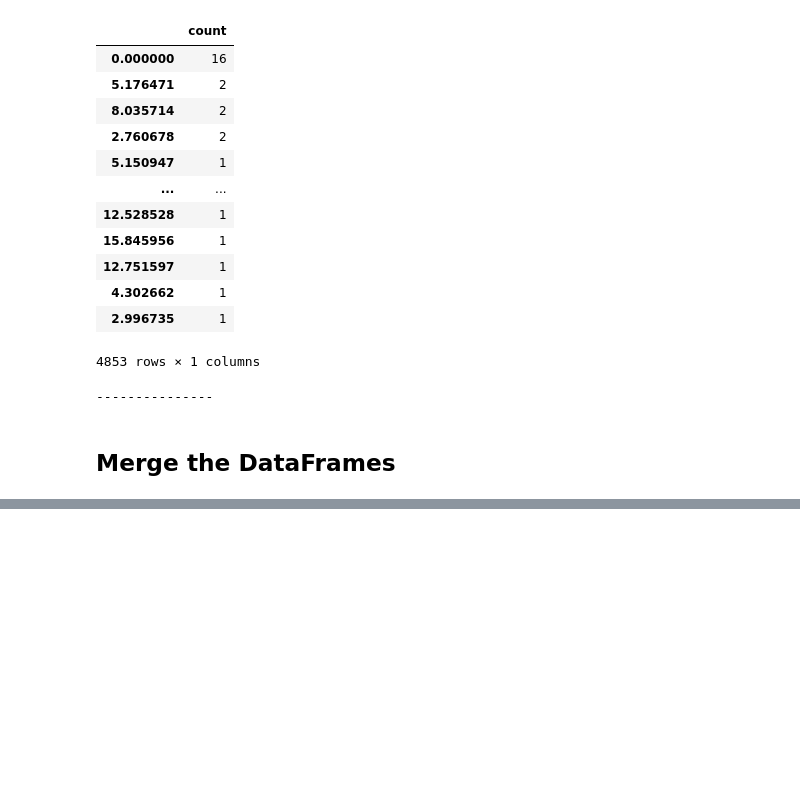
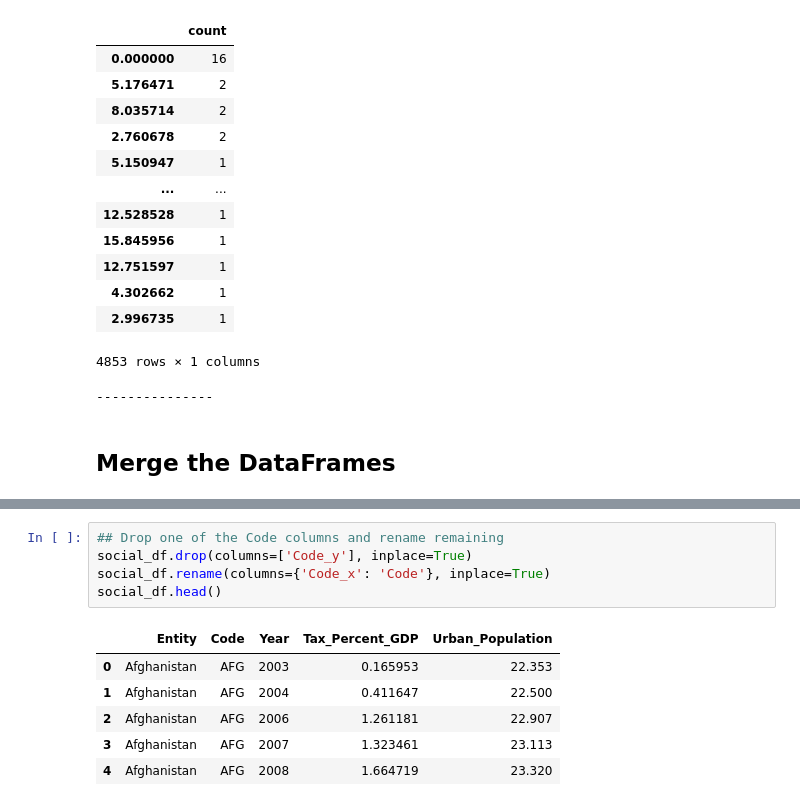
Before and after one commit to zero731/urban_popn_tax_GDP, a Jupyter notebook: Model_Code.ipynb, the cells around one changed output, grey strips where cells are left out. Saved outputs shown, nothing was run; the diff lists cells and outputs as text; blank space fills up the shorter version.

```diff
--- a/Model_Code.ipynb
+++ b/Model_Code.ipynb
@@ -296,0 +390,12 @@ Total unique values: 4853
+# %%
+## Drop one of the Code columns and rename remaining
+social_df.drop(columns=['Code_y'], inplace=True)
+social_df.rename(columns={'Code_x': 'Code'}, inplace=True)
+social_df.head()
+# %% [output]
+|  | Entity | Code | Year | Tax_Percent_GDP | Urban_Population |
+| 0 | Afghanistan | AFG | 2003 | 0.165953 | 22.353 |
+| 1 | Afghanistan | AFG | 2004 | 0.411647 | 22.500 |
+| 2 | Afghanistan | AFG | 2006 | 1.261181 | 22.907 |
+| 3 | Afghanistan | AFG | 2007 | 1.323461 | 23.113 |
+| 4 | Afghanistan | AFG | 2008 | 1.664719 | 23.320 |
```
Also changed, not shown: parts of 15 cells of this notebook, 1 other file.
